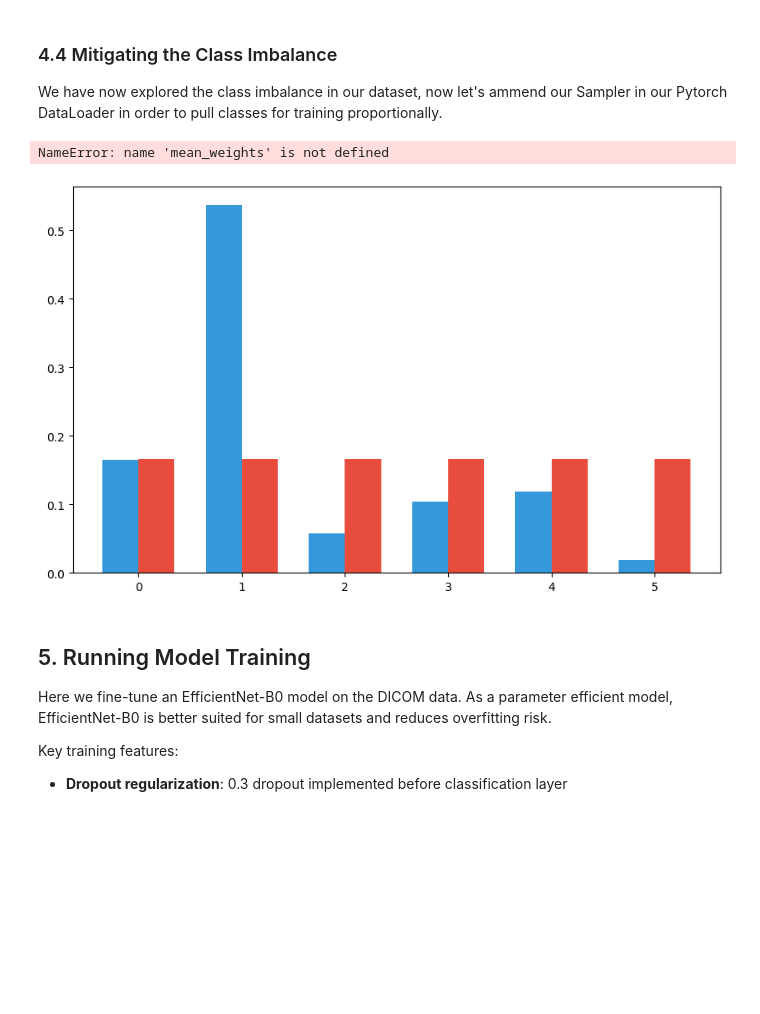
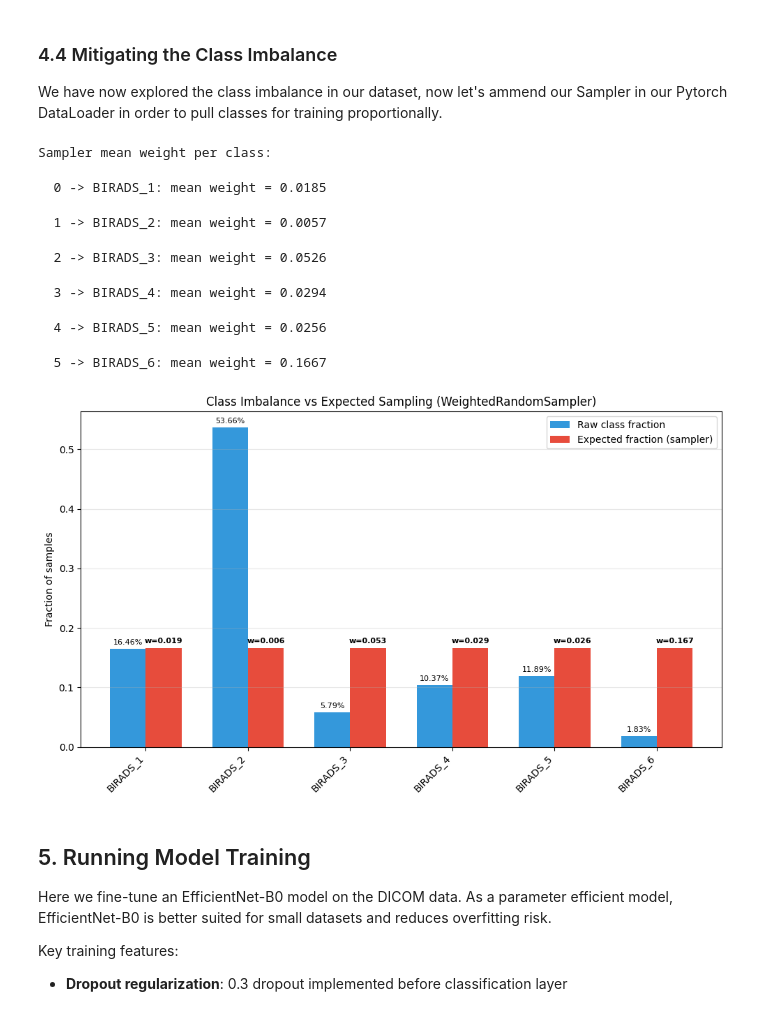
Before and after one commit to Thorpe7/Notebooks, a Jupyter notebook: Getting_Started_ML_Training/xnat_ml_training_demo_resnet_balanced.ipynb, the cells around one changed output. Saved outputs shown, nothing was run; the diff lists cells and outputs as text; code cells hidden in the pictures; blank space fills up the shorter version.

```diff
--- a/Getting_Started_ML_Training/xnat_ml_training_demo_resnet_balanced.ipynb
+++ b/Getting_Started_ML_Training/xnat_ml_training_demo_resnet_balanced.ipynb
@@ -377,16 +370,16 @@ We strongly recommend using top level hyperparameter config structures! They fac
 # Hyperparameters - all configurable settings for this training run
 HPARAMS = {
     # Run identification
-    "run_name": "EfficientNet-B0 with augmentation_dim448_e30",
+    "run_name": "EfficientNet-B0 with augmentation_dim112_e30",
     "model_name": "efficientnet_b0",
-    "notes": "EfficientNet-B0 with data augmentation, dropout, and label smoothing. Img Dims [448,448], epochs: 30.",
+    "notes": "EfficientNet-B0 with data augmentation, dropout, and label smoothing. Img Dims [112,112], epochs: 30.",
 
     # Data source
     "dataset_csv": str(dataset_csv_path),
 
     # Data loading
-    "batch_size": 4,
-    "image_size": 448,
+    "batch_size": 32,
+    "image_size": 112,
     "num_workers": 3,
     "val_split": 0.2,
 
@@ -395,7 +388,7 @@ HPARAMS = {
     "freeze_backbone": False,
 
     # Training
-    "num_epochs": 10,
+    "num_epochs": 30,
     "learning_rate": 1e-4,
     "weight_decay": 0.01,
     "label_smoothing": 0.1,
@@ -562,11 +555,22 @@ We have now explored the class imbalance in our dataset, now let's ammend our Sa
 # This helps prevent the model from being biased toward majority classes.
 # =============================================================================
 
-# --- 2. Sampler weights and expected sampling distribution ---
+# --- Sampler weights and expected sampling distribution ---
 sampler = dataloaders['train'].sampler
+
 if hasattr(sampler, "weights"):
     w = sampler.weights.detach().cpu().numpy()
     y_np = train_labels.numpy()
+
+    # Calculate mean weights per class
+    mean_weights = {}
+    for idx, name in enumerate(class_names):
+        mask = (y_np == idx)
+        if mask.any():
+            mean_w = float(w[mask].mean())
+            mean_weights[idx] = mean_w
+        else:
+            mean_weights[idx] = 0.0
 
     # Compute raw fraction vs expected fraction under the sampler
     total_samples = len(y_np)
@@ -575,7 +579,7 @@ if hasattr(sampler, "weights"):
     raw_frac = []
     expected_frac = []
 
-    for idx, name in enumerate(class_names):
+    for idx in range(len(class_names)):
         mask = (y_np == idx)
         n_raw = mask.sum()
         raw_frac.append(n_raw / total_samples if total_samples > 0 else 0.0)
@@ -596,35 +600,41 @@ if hasattr(sampler, "weights"):
     for idx, bar in enumerate(bars_expected):
         height = bar.get_height()
         weight = mean_weights.get(idx, 0)
         ax.annotate(f'w={weight:.3f}',
                     xy=(bar.get_x() + bar.get_width() / 2, height),
                     xytext=(0, 3),
                     textcoords="offset points",
                     ha='center', va='bottom', fontsize=8, fontweight='bold')
 
     # Add raw fractions above the raw bars
     for bar in bars_raw:
         height = bar.get_height()
         ax.annotate(f'{height:.2%}',
                     xy=(bar.get_x() + bar.get_width() / 2, height),
                     xytext=(0, 3),
                     textcoords="offset points",
                     ha='center', va='bottom', fontsize=8)
 
     ax.set_xticks(idxs)
     ax.set_xticklabels(class_names, rotation=45, ha="right")
     ax.set_ylabel("Fraction of samples")
     ax.set_title("Class Imbalance vs Expected Sampling (WeightedRandomSampler)")
     ax.legend()
     ax.grid(True, alpha=0.3, axis='y')
     plt.tight_layout()
     plt.show()
 
 else:
     print("\nNo WeightedRandomSampler detected on the training DataLoader.")
 # %% [output]
-NameError: name 'mean_weights' is not defined
+Sampler mean weight per class:
+  0 -> BIRADS_1: mean weight = 0.0185
+  1 -> BIRADS_2: mean weight = 0.0057
+  2 -> BIRADS_3: mean weight = 0.0526
+  3 -> BIRADS_4: mean weight = 0.0294
+  4 -> BIRADS_5: mean weight = 0.0256
+  5 -> BIRADS_6: mean weight = 0.1667
-[figure, old version]
+[figure, new version]
 # %% [markdown]
 ## 5. Running Model Training
 
```
Also changed, not shown: parts of 13 cells of this notebook.
